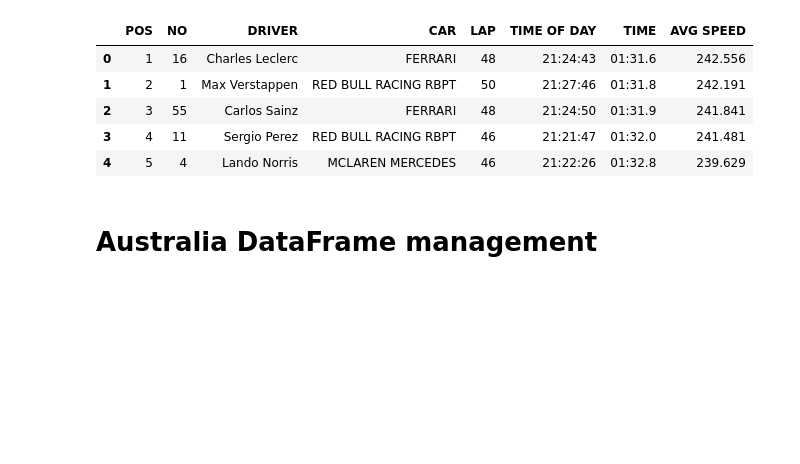
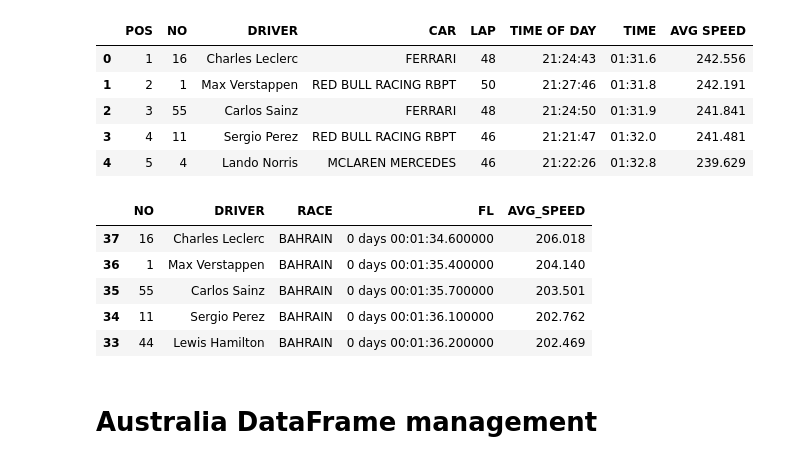
Before and after one commit to JB-26/f1-2022-analysis, a Jupyter notebook: fastest-laps.ipynb, the cells around one changed output. Cells and saved outputs as stored; diff of their text form; code cells hidden in the pictures; blank space fills up the shorter version.

```diff
--- a/fastest-laps.ipynb
+++ b/fastest-laps.ipynb
@@ -223,6 +249,38 @@ fl_saudi_arabia.head()
 | 2 | 3 | 55 | Carlos Sainz | FERRARI | 48 | 21:24:50 | 01:31.9 | 241.841 |
 | 3 | 4 | 11 | Sergio Perez | RED BULL RACING RBPT | 46 | 21:21:47 | 01:32.0 | 241.481 |
 | 4 | 5 | 4 | Lando Norris | MCLAREN MERCEDES | 46 | 21:22:26 | 01:32.8 | 239.629 |
+# %%
+driver_count = 0
+
+while driver_count < len(fl_saudi_arabia.index):
+    time = fl_saudi_arabia.loc[driver_count, 'TIME']
+    driverNo = fl_saudi_arabia.loc[driver_count, 'NO']
+    name = fl_saudi_arabia.loc[driver_count, 'DRIVER']
+    avg_speed = fl_saudi_arabia.loc[driver_count, 'AVG SPEED']
+    if time == 'DNF':
+        driver_count += 1
+    else:
+        #time = re.sub(r'[^0-9.]', '', time)
+        #timeFloat = float(time)
+        formattedTime = datetime.strptime(time,'%M:%S.%f')
+        formattedTime = formattedTime.strftime('%H:%M:%S.%f')[:-5]
+        #finalTime = timeFloat + fastest_lap_bahrain_time.strftime('%M:%S.%f')[:-3]
+        # add row
+        fastest_lap.loc[-1] = [driverNo, name, 'SAUDI ARABIA', formattedTime, avg_speed]
+        # shift the index
+        fastest_lap.index = fastest_lap.index + 1
+        driver_count += 1
+
+# CONVERT FL COLUMN TO TIMEDELTA FORMAT
+fastest_lap['FL'] = pd.to_timedelta(fastest_lap['FL'])
+fastest_lap.head()
+# %% [output]
+|  | NO | DRIVER | RACE | FL | AVG_SPEED |
+| 37 | 16 | Charles Leclerc | BAHRAIN | 0 days 00:01:34.600000 | 206.018 |
+| 36 | 1 | Max Verstappen | BAHRAIN | 0 days 00:01:35.400000 | 204.140 |
+| 35 | 55 | Carlos Sainz | BAHRAIN | 0 days 00:01:35.700000 | 203.501 |
+| 34 | 11 | Sergio Perez | BAHRAIN | 0 days 00:01:36.100000 | 202.762 |
+| 33 | 44 | Lewis Hamilton | BAHRAIN | 0 days 00:01:36.200000 | 202.469 |
 # %% [markdown]
 # Australia DataFrame management
 # %%
```
Also changed, not shown: parts of 14 cells of this notebook.
